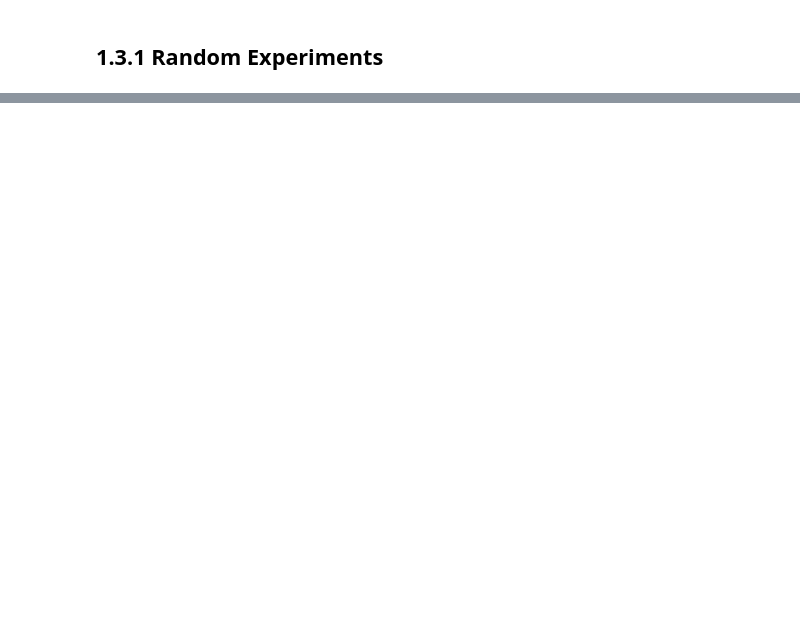
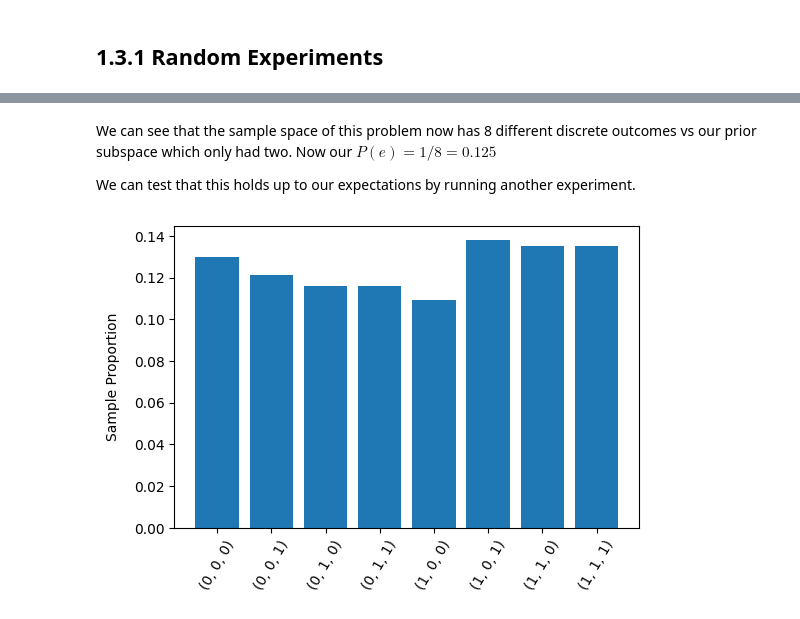
Before and after one commit to Tstrebe2/math-for-ml, a Jupyter notebook: probability/random-experiments.ipynb, the cells around one changed output, grey strips where cells are left out. Drawn from its saved outputs; the diff is of its cells as text; code cells hidden in the pictures; blank space fills up the shorter version.

```diff
--- a/probability/random-experiments.ipynb
+++ b/probability/random-experiments.ipynb
@@ -89,0 +93,9 @@ ${(H,H,H),(H,H,T),(H,T,H),(T,H,H),(H,T,T),(T,H,T),(T,T,H),(T,T,T)}$
+# %%
+subspace = np.array([0,1])
+sample_space = []
+for i in range(subspace.shape[0]):
+  for j in range(subspace.shape[0]):
+    for k in range(subspace.shape[0]):
+      sample_space.append((i, j, k))
+
+sample_space
@@ -89,0 +111,36 @@ ${(H,H,H),(H,H,T),(H,T,H),(T,H,H),(H,T,T),(T,H,T),(T,T,H),(T,T,T)}$
+# %% [markdown]
+We can see that the sample space of this problem now has 8 different discrete outcomes vs our prior subspace which only had two. Now our $P(e)=1/8=0.125$
+
+We can test that this holds up to our expectations by running another experiment.
+# %%
+def run_three_coinflips_experiment(n_trials = 50):
+  # This is now our sample space
+  #   0: tails
+  #   1: heads
+  subspace = np.array([0, 1])
+  # This is the probability of the event occuring within our subspace p(heads)
+  p_event = .5
+  # We will run a number of trials for our experiment and
+  # observe the distribution of successes and failure
+  trials = np.zeros(n_trials)
+
+  for i in range(n_trials):
+    trial = []
+    for j in range(3):
+      flip = np.random.choice(subspace, p=[1-p_event, p_event])
+      trial.append(flip)
+    # Instead of storing all of the outcomes of our trials,
+    # we'll store the indices of our sample space.
+    trials[i] = sample_space.index(tuple(trial))
+
+  return trials
+
+n_trials = 1000
+indices, value_counts = np.unique(run_three_coinflips_experiment(n_trials=n_trials), return_counts=True)
+_ = plt.figure(dpi=100)
+plt.bar(indices, value_counts/n_trials)
+plt.xticks(indices, labels=sample_space, rotation=60)
+plt.ylabel('Sample Proportion', labelpad=10)
+plt.show()
+# %% [output]
+[figure, added]
```
Also changed, not shown: parts of 9 cells of this notebook.
